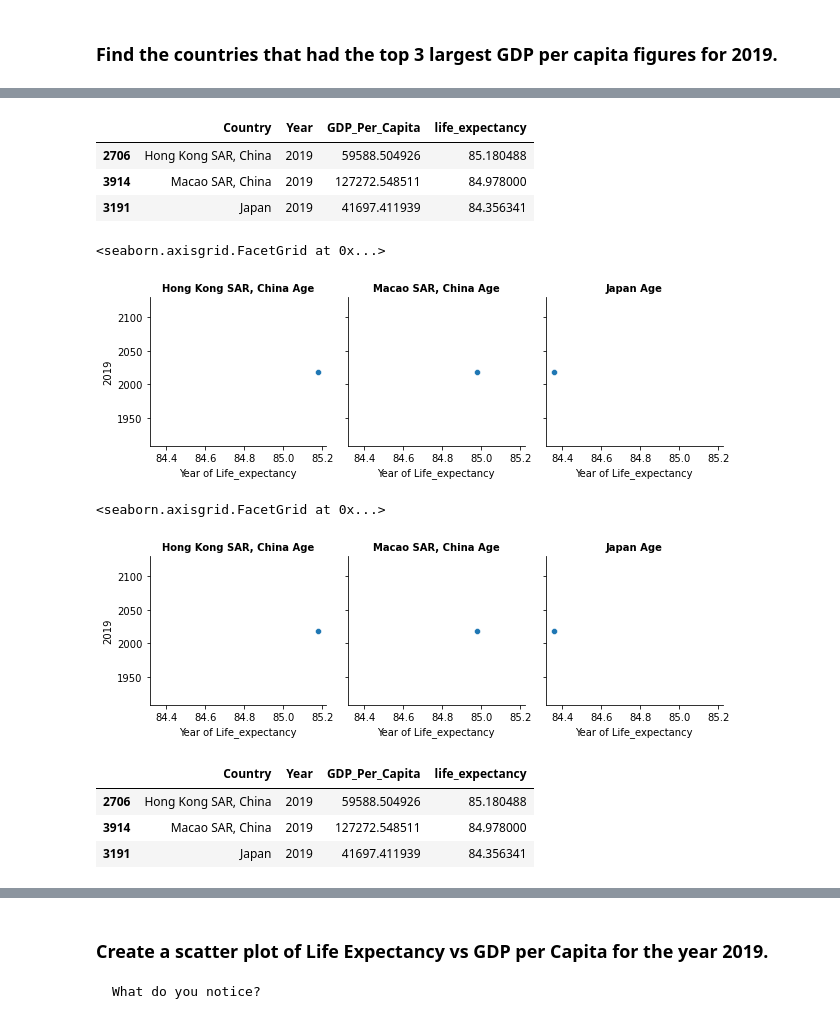
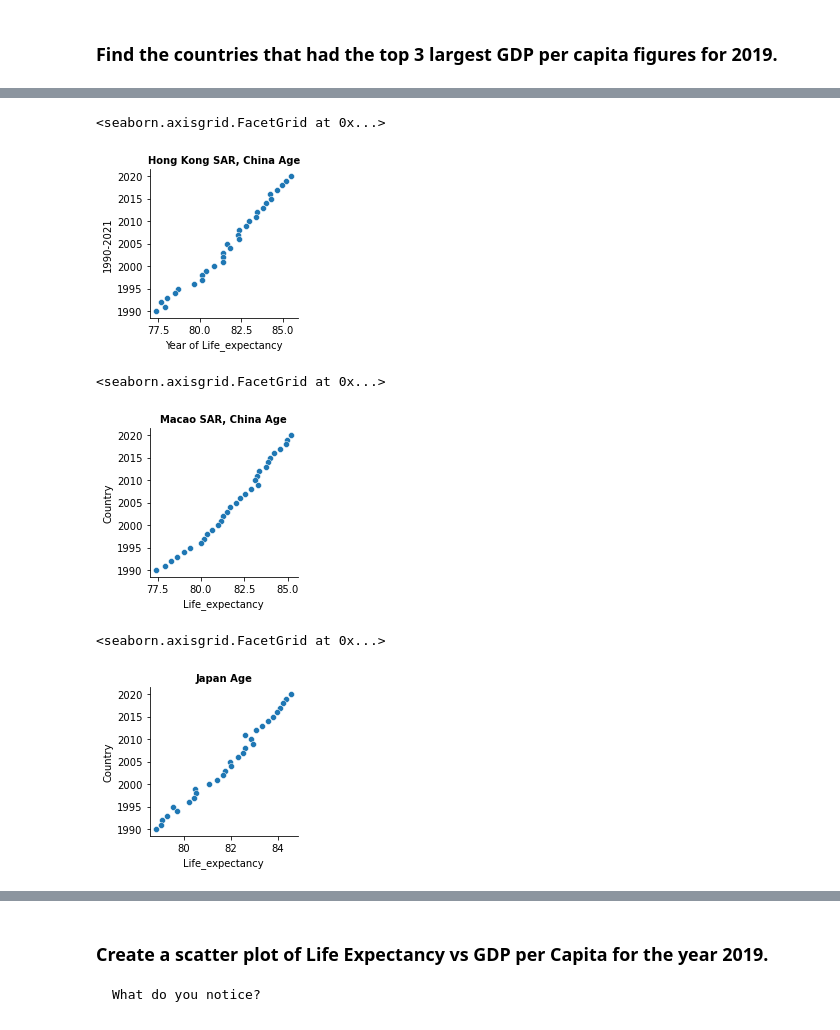
Before and after one commit to nss-data-science-cohort-7/un-exploration-gtorres2, a Jupyter notebook: UN_EXPLORATION_2.ipynb, the cells around one changed output, grey strips where cells are left out. Saved outputs shown, nothing was run; the diff lists cells and outputs as text; code cells hidden in the pictures.

```diff
--- a/UN_EXPLORATION_2.ipynb
+++ b/UN_EXPLORATION_2.ipynb
@@ -1136,6 +1178,6 @@ life_expectancy
 # %% [markdown]
  ### After melting, rename the columns to `Country`, `Year`, and `Life_Expectancy`
 # %%
-life_expectancy = life_expectancy.rename(columns = {'Country Name' : 'Country'})
+life_expectancy = life_expectancy.rename(columns = {'Country Name' : 'Country', 'Year' : 'Year', 'life_expectancy': 'Life_Expectancy'})
 life_expectancy
 # %% [output]
@@ -1319,0 +1446,3 @@ gdp_le_2019.sort_values(by= 'GDP_Per_Capita', ascending = False).head(3)
+# %%
+HK_le = gdp_le[gdp_le['Country'] == 'Hong Kong SAR, China']
+HK_le
@@ -1342,30 +1524,25 @@ gdp_le_2019_sorted
-# %%
-gdp_le_2019_sorted
-# %% [output]
-|  | Country | Year | GDP_Per_Capita | life_expectancy |
-| 2706 | Hong Kong SAR, China | 2019 | 59588.504926 | 85.180488 |
-| 3914 | Macao SAR, China | 2019 | 127272.548511 | 84.978000 |
-| 3191 | Japan | 2019 | 41697.411939 | 84.356341 |
 # %%
-g = sns.FacetGrid(gdp_le_2019_sorted, col="Country")
-g.map(sns.scatterplot, "life_expectancy", "Year")
+import seaborn as sns
+g = sns.FacetGrid(HK_le, col="Country")
+g.map(sns.scatterplot, "Life_Expectancy", "Year")
 g.set_titles(col_template="{col_name} Age", fontweight="bold")
-g.set_axis_labels("Year of Life_expectancy", "2019")
+g.set_axis_labels("Year of Life_expectancy", "1990-2021")
 # %% [output]
 <seaborn.axisgrid.FacetGrid at 0x...>
-[figure, old version]
+[figure, new version]
 # %%
-g = sns.FacetGrid(gdp_le_2019_sorted, col="Country")
-g = g.map_dataframe(sns.scatterplot, "life_expectancy", "Year")
+g = sns.FacetGrid(Macao_le, col="Country")
+g = g.map_dataframe(sns.scatterplot, "Life_Expectancy", "Year")
 g.set_titles(col_template="{col_name} Age", fontweight="bold")
-g.set_axis_labels("Year of Life_expectancy", "2019")
+g.set_axis_labels("Life_expectancy","Country" )
 # %% [output]
 <seaborn.axisgrid.FacetGrid at 0x...>
-[figure, old version]
+[figure, new version]
-# %%
-gdp_le_2019_sorted
-# %% [output]
-|  | Country | Year | GDP_Per_Capita | life_expectancy |
-| 2706 | Hong Kong SAR, China | 2019 | 59588.504926 | 85.180488 |
-| 3914 | Macao SAR, China | 2019 | 127272.548511 | 84.978000 |
-| 3191 | Japan | 2019 | 41697.411939 | 84.356341 |
+# %%
+g = sns.FacetGrid(JP_le, col="Country")
+g = g.map_dataframe(sns.scatterplot, "Life_Expectancy", "Year")
+g.set_titles(col_template="{col_name} Age", fontweight="bold")
+g.set_axis_labels("Life_expectancy","Country" )
+# %% [output]
+<seaborn.axisgrid.FacetGrid at 0x...>
+[figure, added]
```
Also changed, not shown: parts of 45 cells of this notebook.
